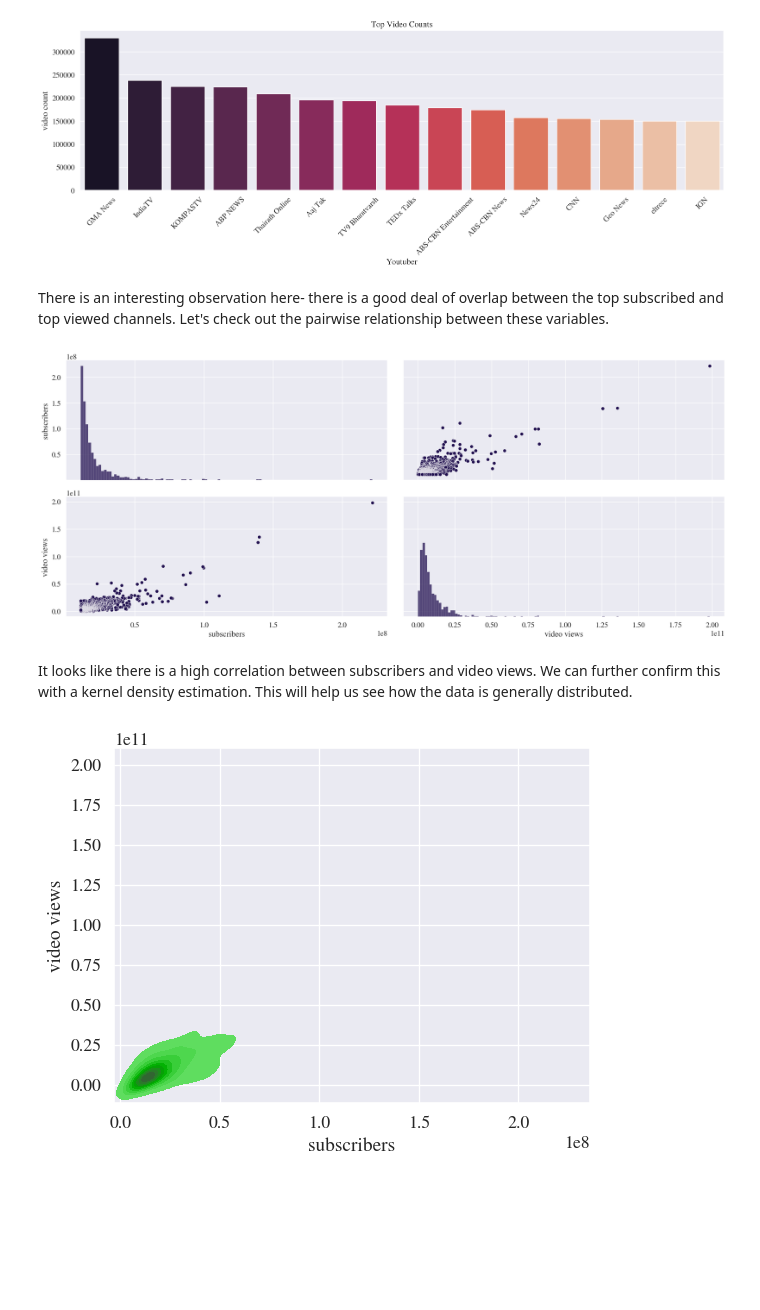
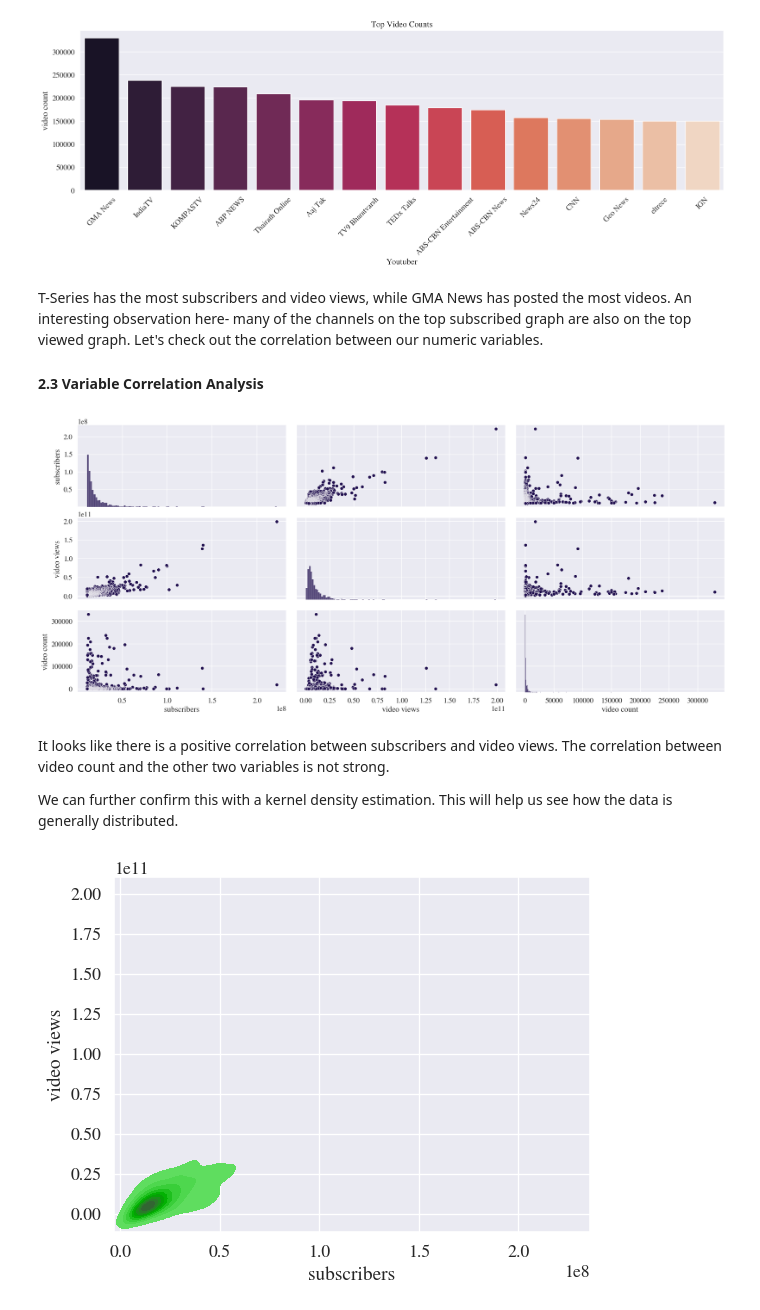
Before and after one commit to hnperry/yteda, a Jupyter notebook: yt.ipynb, the cells around one changed output. Drawn from its saved outputs; the diff is of its cells as text; code cells hidden in the pictures; blank space fills up the shorter version.

```diff
--- a/yt.ipynb
+++ b/yt.ipynb
@@ -298,17 +342,22 @@ plt.show()
 [figure]
 [figure]
 [figure]
-# %% [markdown]
-There is an interesting observation here- there is a good deal of overlap between the top subscribed and top viewed channels. Let's check out the pairwise relationship between these variables.
+# %% [markdown]
+T-Series has the most subscribers and video views, while GMA News has posted the most videos. An interesting observation here- many of the channels on the top subscribed graph are also on the top viewed graph. Let's check out the correlation between our numeric variables.
+
+#### 2.3 Variable Correlation Analysis
 # %%
-pairdf=df[['subscribers', 'video views']]
+#make a new df with non ordinal numerical data
+pairdf=df[['subscribers', 'video views', 'video count']]
 g=sns.pairplot(pairdf)
 g.fig.set_size_inches(20,8)
 plt.show()
 # %% [output]
-[figure, old version]
+[figure, new version]
 # %% [markdown]
-It looks like there is a high correlation between subscribers and video views. We can further confirm this with a kernel density estimation. This will help us see how the data is generally distributed.
+It looks like there is a positive correlation between subscribers and video views. The correlation between video count and the other two variables is not strong.
+
+We can further confirm this with a kernel density estimation. This will help us see how the data is generally distributed.
 # %%
 sns.kdeplot(data=pairdf, x=pairdf['subscribers'], y=pairdf['video views'],color='green',fill=True)
 plt.show()
```
Also changed, not shown: parts of 33 cells of this notebook, 1 other file.
